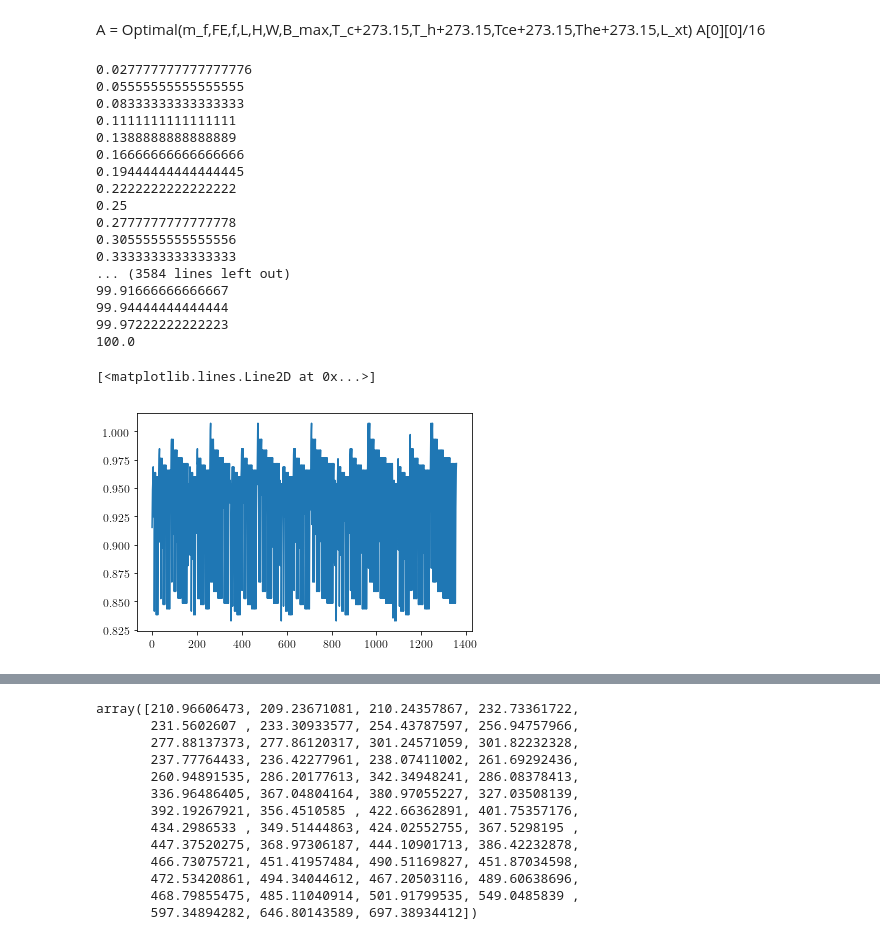
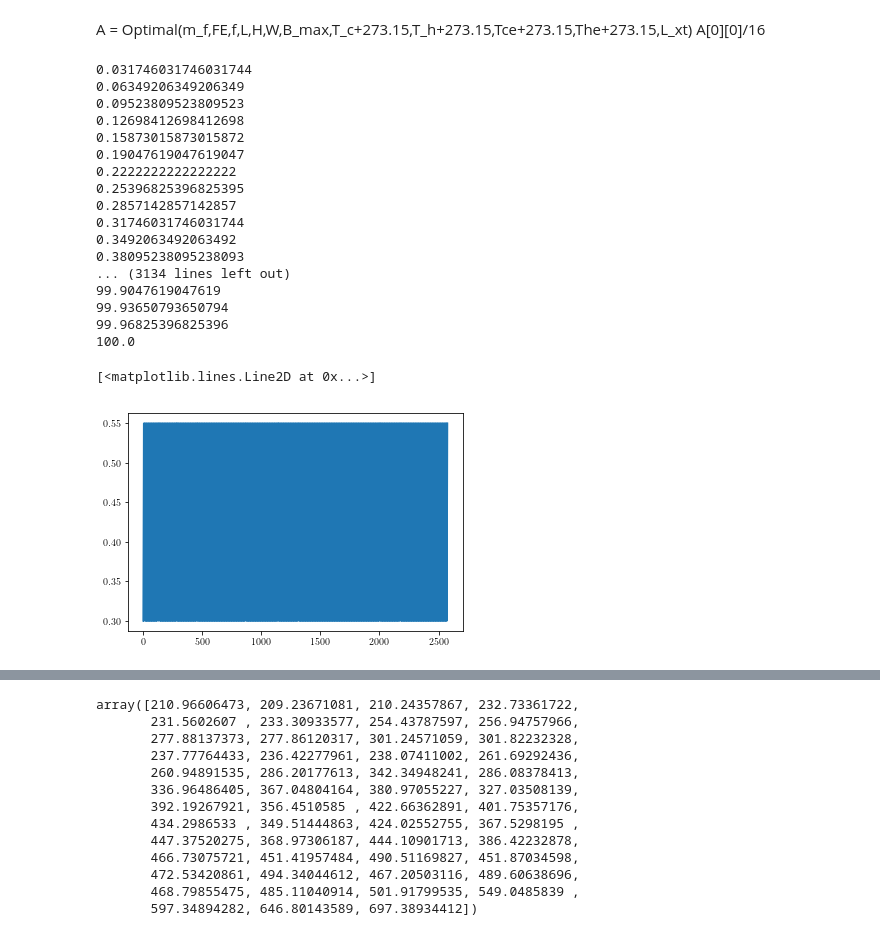
Before and after one commit to gfidelisp/Jupyter, a Jupyter notebook: Codemig/System/Optimization.ipynb, the cells around one changed output, grey strips where cells are left out. Drawn from its saved outputs; the diff is of its cells as text; code cells hidden in the pictures.

```diff
--- a/Codemig/System/Optimization.ipynb
+++ b/Codemig/System/Optimization.ipynb
@@ -326,11 +348,11 @@ plt.plot(W_p,m_p,'o')
 # %%
-m_f = np.arange(400,1001,5)/3600
+m_f = np.arange(700,1201,5)/3600
 FE  = np.arange(25/100,30/100,5/100)
-f = np.arange(1.5,1.7,0.5)
-L = np.arange(100,151,2.5)
-H = np.arange(30,70,2.5)
-W = np.arange(30,80,2.5)
-B_max = np.arange(1,1.46,0.02)
-Tce = np.arange(12,15,1)
-The = np.arange(39,43,1)
-L_xt = np.arange(0.1,0.7,0.1)
+f = np.arange(3,3.1,0.5)
+L = np.arange(140,161,10)
+H = np.arange(35,60,5)
+W = np.arange(25,60,5)
+B_max = np.arange(1.24,1.45,0.05)
+Tce = np.arange(16,17,4)
+The = np.arange(40,44,4)
+L_xt = np.arange(0.3,0.55,0.05)
@@ -393,6 +420,28 @@ Q_h = []
 L_xt_target = []
 FL_target = []
 
+##Properties of the solid
+rho_s = 7900  #[kg/m3] Density of the solid
+k_s   = 8 #[W/(m2.K)] #Thermal conductivity of the solid
+
+## Propertis of the fluid
+rho_f = 1000  #[kg/m3] Density of the fluid
+c_f   = 4181  #[kJ/(kg.K)] # Specific heat of the fluid
+Pr_f  = 6.136 #[-] Prandtl of the fluid
+mu_f  = 0.00061 #0.0008901 #[kg/m-2] #Viscosity of the fluid
+k_f   = 0.6065  #[W/(m2.K)] #Thermal conductivity of the fluid
+
+## Porous medium
+d_p = 500*10**(-6) #[m] Particle diameter
+
+Epsilon = 0.45 #0.55  #[-] Porosity
+Epsilon_dp = 0.36 #0.465 #[-] Porosity
+d_ph = (2/3)*Epsilon_dp/(1-Epsilon_dp)*d_p #290*10**(-6) #[m] Particle diameter
+
+#Magnetic Circuit
+B_rem = 1.43
+N_p = 2
+N_Rp = 2
 
 for i in range(size(FE)):
     for j in range(len(f)):
@@ -437,28 +486,28 @@ for i in range(size(FE)):
                                     cont = cont+1
                                     print(100*cont/(len(FE)*len(f)*len(L)*len(H)*len(W)*len(Tce)*len(The)*len(B_max)*len(L_xt)))
 # %% [output]
-0.027777777777777776
-0.05555555555555555
-0.08333333333333333
-0.1111111111111111
-0.1388888888888889
-0.16666666666666666
-0.19444444444444445
+0.031746031746031744
+0.06349206349206349
+0.09523809523809523
+0.12698412698412698
+0.15873015873015872
+0.19047619047619047
 0.2222222222222222
-0.25
-0.2777777777777778
-0.3055555555555556
-0.3333333333333333
-... (3584 lines left out)
-99.91666666666667
-99.94444444444444
-99.97222222222223
+0.25396825396825395
+0.2857142857142857
+0.31746031746031744
+0.3492063492063492
+0.38095238095238093
+... (3134 lines left out)
+99.9047619047619
+99.93650793650794
+99.96825396825396
 100.0
 # %%
-plt.plot(FL_target)
+plt.plot(L_xt_target)
 # %% [output]
 [<matplotlib.lines.Line2D at 0x...>]
-[figure, old version]
+[figure, new version]
 # %%
 N_circ_cold = 6
 N_circ_hot = 8
```
Also changed, not shown: parts of 35 cells of this notebook, 8 other files.
